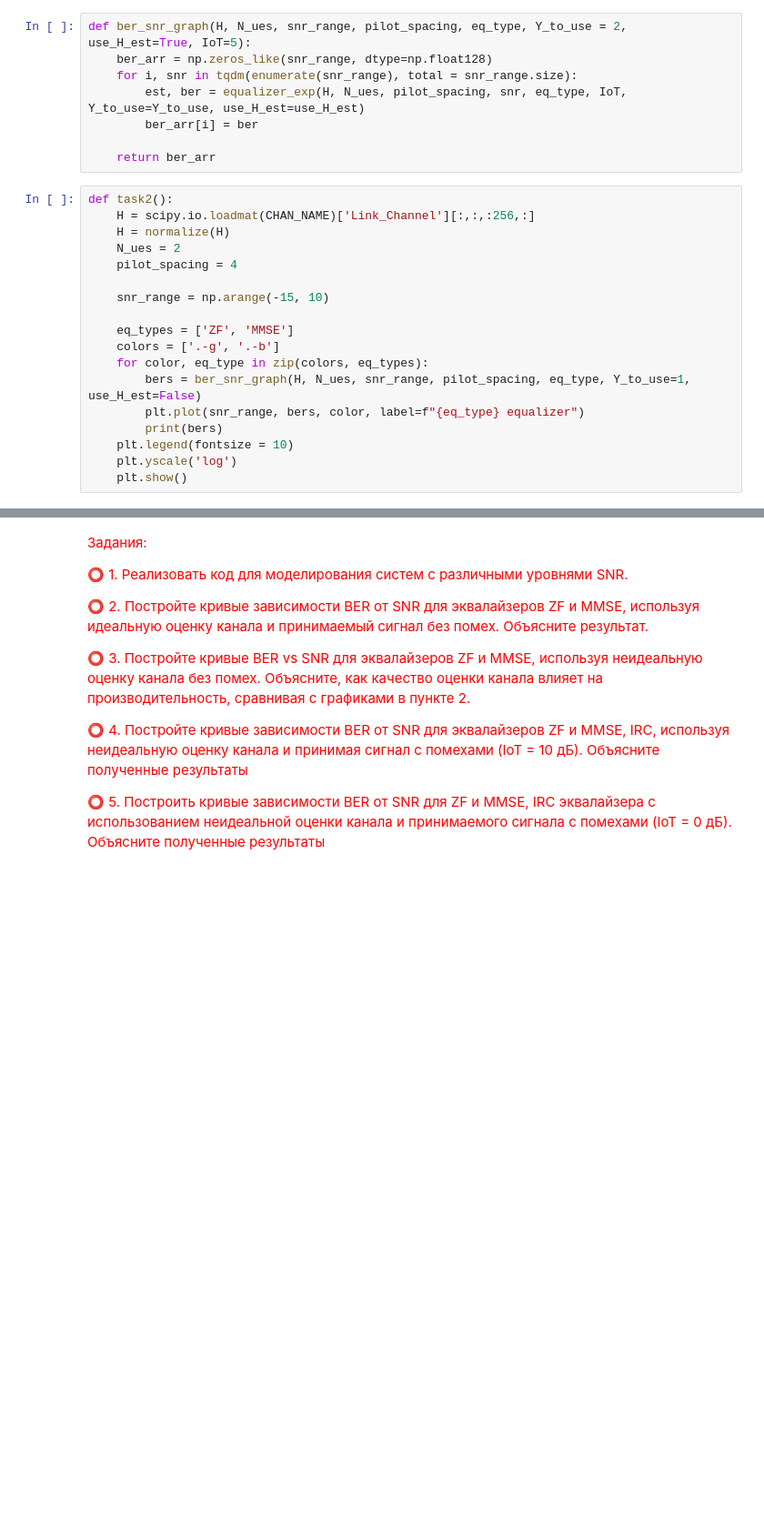
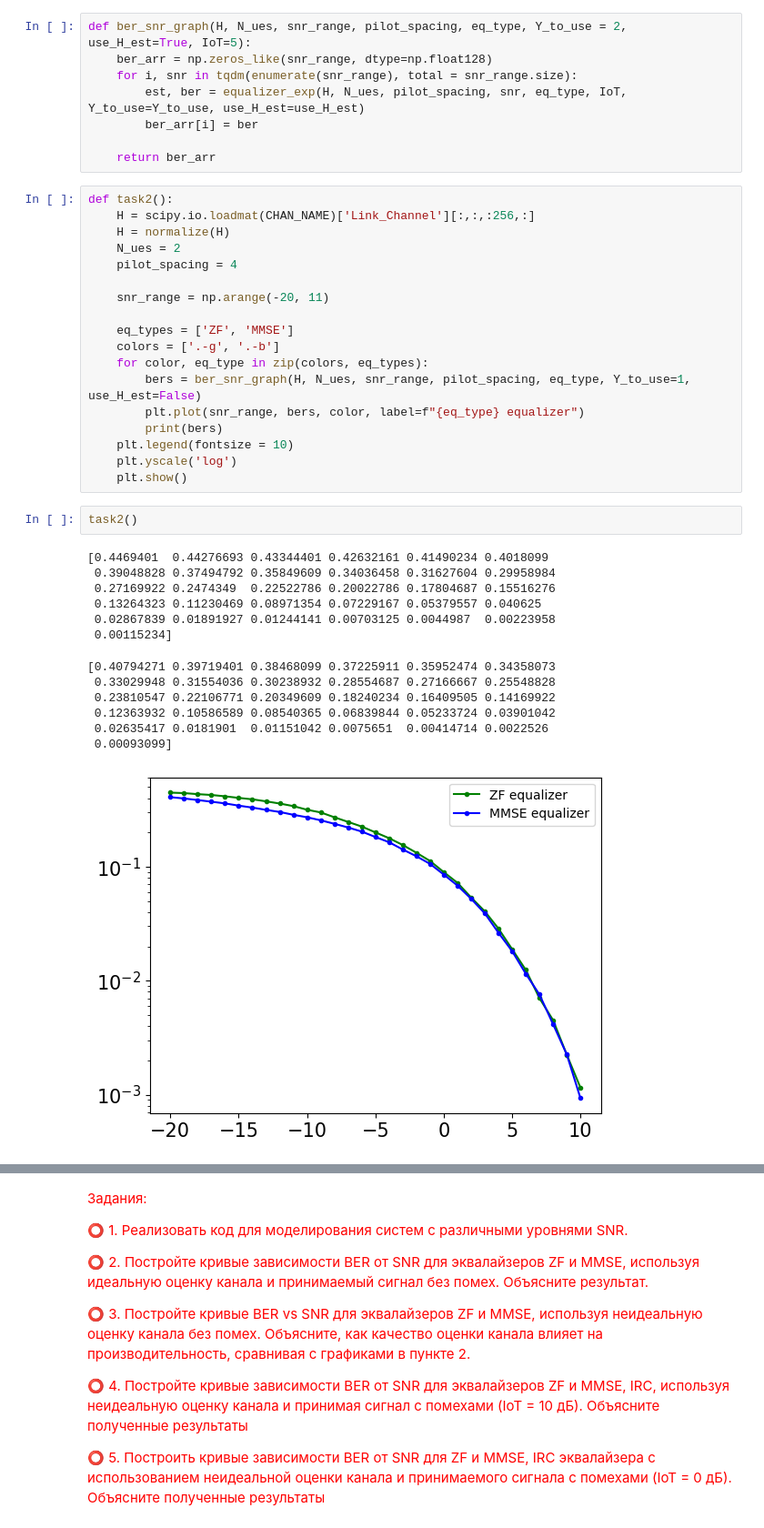
Before and after one commit to Aleksey2509/9_semester_programming, a Jupyter notebook: mimo/third_hw/03_MIMO_receiver_ru.ipynb, the cells around one changed output, grey strips where cells are left out. Shown at 91% size. Drawn from its saved outputs; the diff is of its cells as text; blank space fills up the shorter version.

```diff
--- a/mimo/third_hw/03_MIMO_receiver_ru.ipynb
+++ b/mimo/third_hw/03_MIMO_receiver_ru.ipynb
@@ -1045,7 +994,7 @@ def task2():
     N_ues = 2
     pilot_spacing = 4
 
-    snr_range = np.arange(-15, 10)
+    snr_range = np.arange(-20, 11)
 
     eq_types = ['ZF', 'MMSE']
     colors = ['.-g', '.-b']
@@ -1056,6 +1005,22 @@ def task2():
     plt.legend(fontsize = 10)
     plt.yscale('log')
     plt.show()
+# %%
+task2()
+# %% [output]
+[0.4469401  0.44276693 0.43344401 0.42632161 0.41490234 0.4018099
+ 0.39048828 0.37494792 0.35849609 0.34036458 0.31627604 0.29958984
+ 0.27169922 0.2474349  0.22522786 0.20022786 0.17804687 0.15516276
+ 0.13264323 0.11230469 0.08971354 0.07229167 0.05379557 0.040625
+ 0.02867839 0.01891927 0.01244141 0.00703125 0.0044987  0.00223958
+ 0.00115234]
+[0.40794271 0.39719401 0.38468099 0.37225911 0.35952474 0.34358073
+ 0.33029948 0.31554036 0.30238932 0.28554687 0.27166667 0.25548828
+ 0.23810547 0.22106771 0.20349609 0.18240234 0.16409505 0.14169922
+ 0.12363932 0.10586589 0.08540365 0.06839844 0.05233724 0.03901042
+ 0.02635417 0.0181901  0.01151042 0.0075651  0.00414714 0.0022526
+ 0.00093099]
+[figure, added]
 # %%
 def task3():
     H = scipy.io.loadmat(CHAN_NAME)['Link_Channel'][:,:,:256,:]
```
Also changed, not shown: parts of 17 cells of this notebook.
